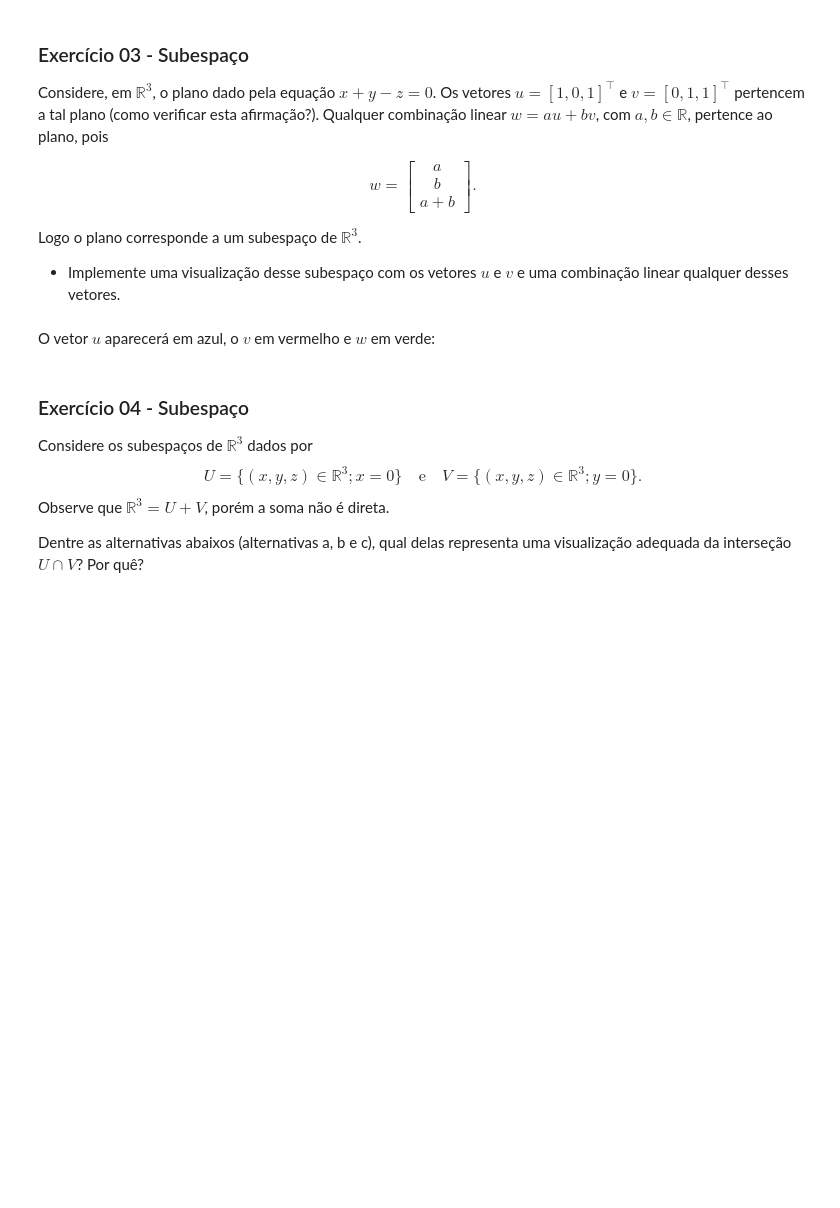
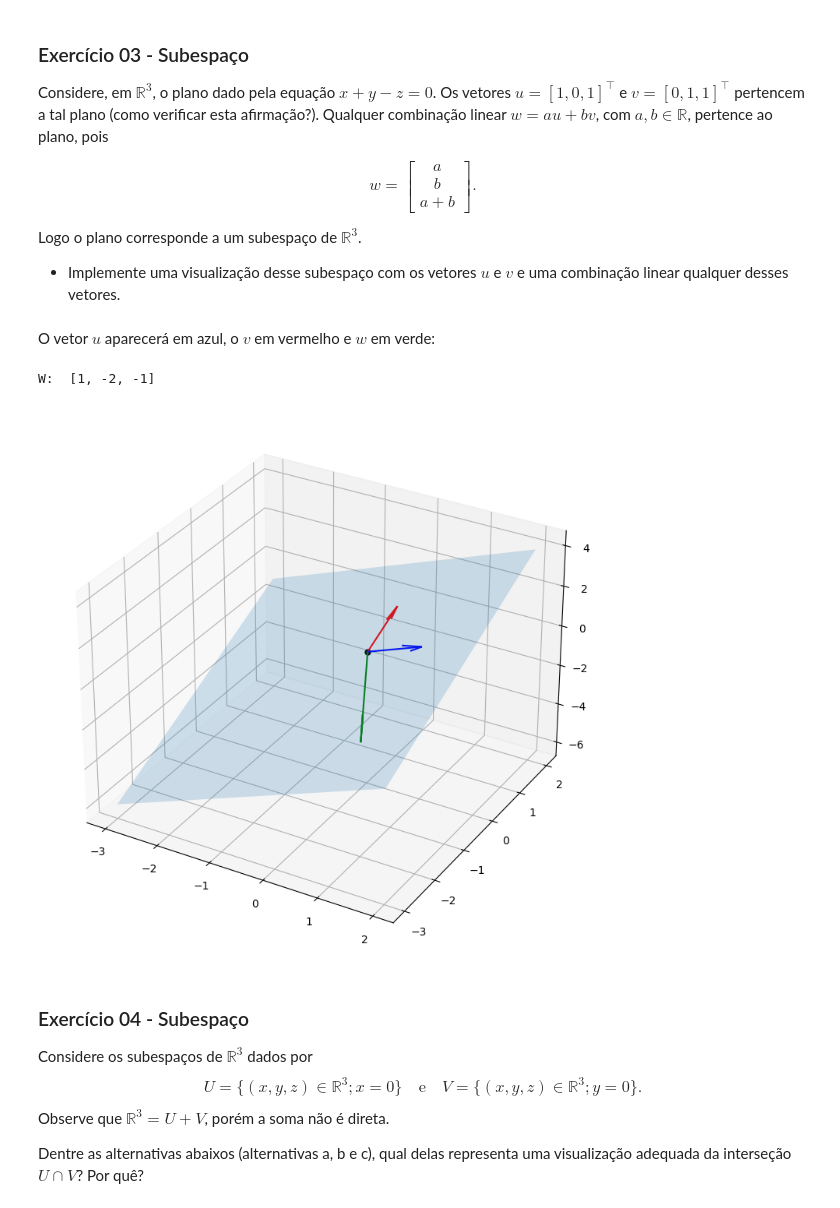
Before and after one commit to jorgesalhani/LinearAlgebraApplications, a Jupyter notebook: Module1/Exercises/Ex2.ipynb, the cells around one changed output. Cells and saved outputs as stored; diff of their text form; code cells hidden in the pictures; blank space fills up the shorter version.

```diff
--- a/Module1/Exercises/Ex2.ipynb
+++ b/Module1/Exercises/Ex2.ipynb
@@ -285,13 +393,16 @@ def plot_subespaco(u, v, w):
 O vetor $u$ aparecerá em azul, o $v$ em vermelho e $w$ em verde:
 # %%
 # defina os vetores u e v:
-# u = ?
-# v = ?
-# w = ? (faça uma combinação linear de u e v)
+u = [1,0,1]
+v = [0,1,1]
+w = [1,-2,-1] # (faça uma combinação linear de u e v)
 
 # utilize a função para visualizar o subespaço:
 
 plot_subespaco(u, v, w)
+# %% [output]
+W:  [1, -2, -1]
+[figure, added]
 # %% [markdown]
 ### Exercício 04 - Subespaço
 Considere os subespaços de $\mathbb{R}^3$ dados por
```
Also changed, not shown: parts of 14 cells of this notebook.
